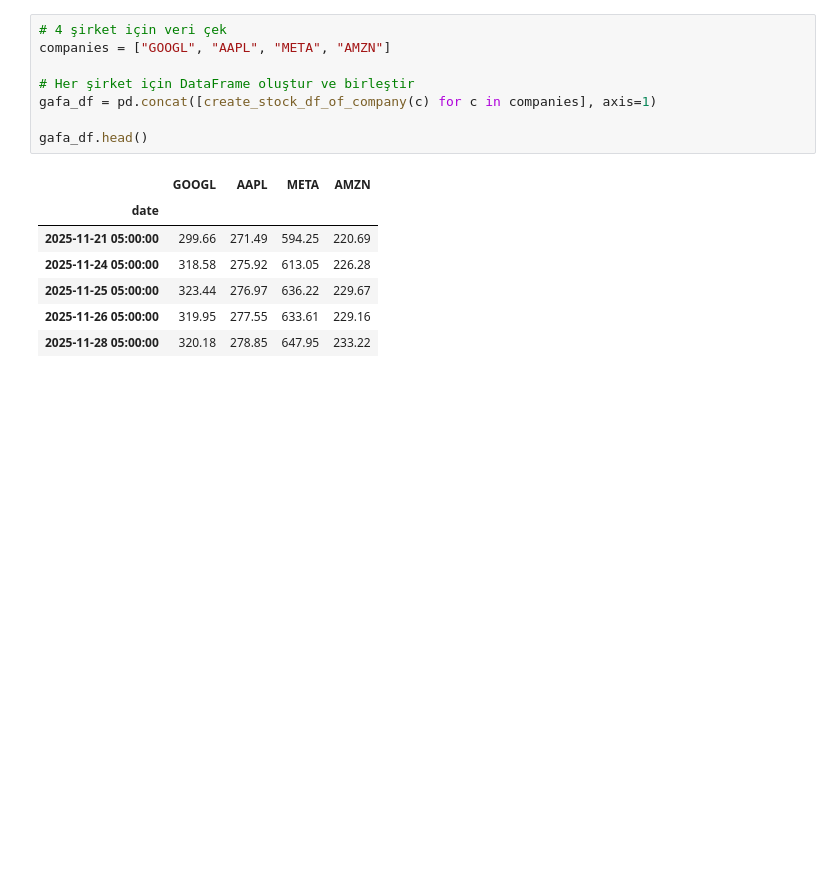
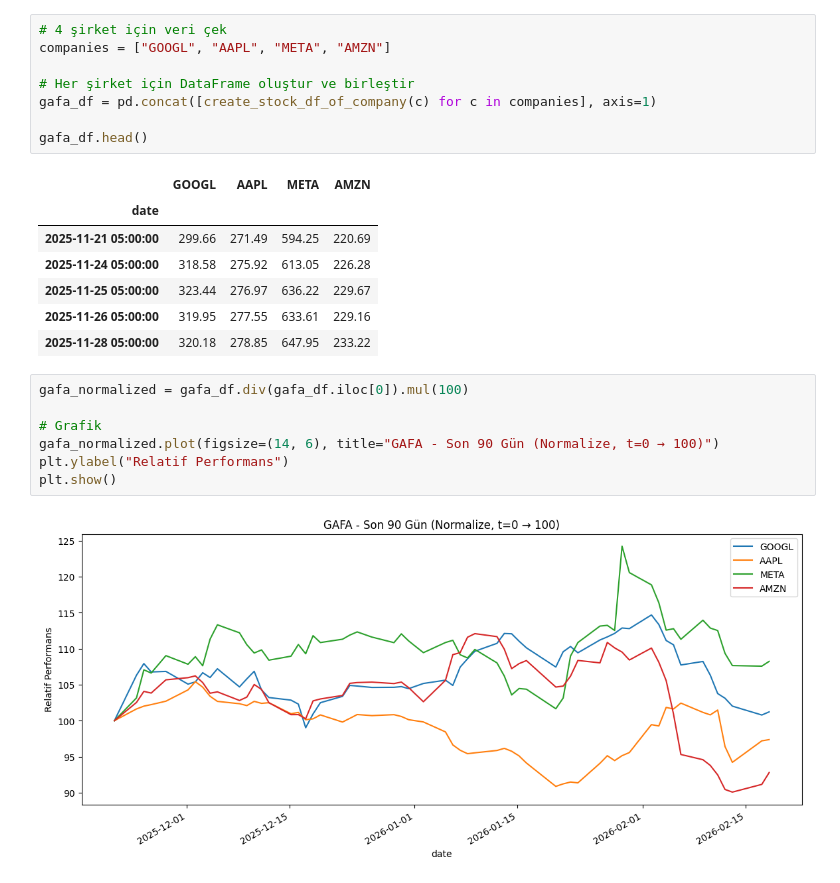
Before and after one commit to emirhankumus/data-stock-market, a Jupyter notebook: stocks.ipynb, the cells around one changed output. Saved outputs shown, nothing was run; the diff lists cells and outputs as text; blank space fills up the shorter version.

Commit message:
Add GAFA comparison chart with normalization

```diff
--- a/stocks.ipynb
+++ b/stocks.ipynb
@@ -162,3 +162,12 @@ gafa_df.head()
 | 2025-11-25 05:00:00 | 323.44 | 276.97 | 636.22 | 229.67 |
 | 2025-11-26 05:00:00 | 319.95 | 277.55 | 633.61 | 229.16 |
 | 2025-11-28 05:00:00 | 320.18 | 278.85 | 647.95 | 233.22 |
+# %%
+gafa_normalized = gafa_df.div(gafa_df.iloc[0]).mul(100)
+
+# Grafik
+gafa_normalized.plot(figsize=(14, 6), title="GAFA - Son 90 Gün (Normalize, t=0 → 100)")
+plt.ylabel("Relatif Performans")
+plt.show()
+# %% [output]
+[figure, added]
```
